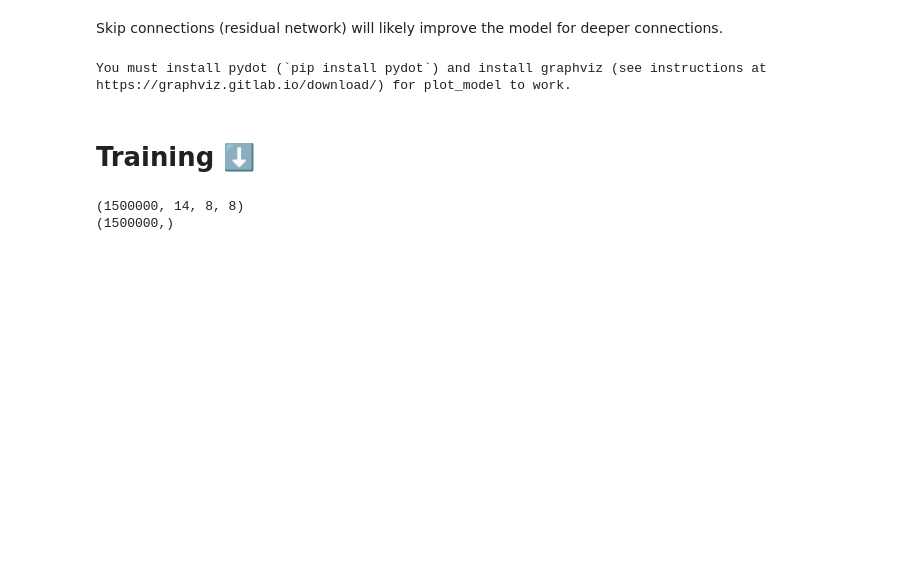
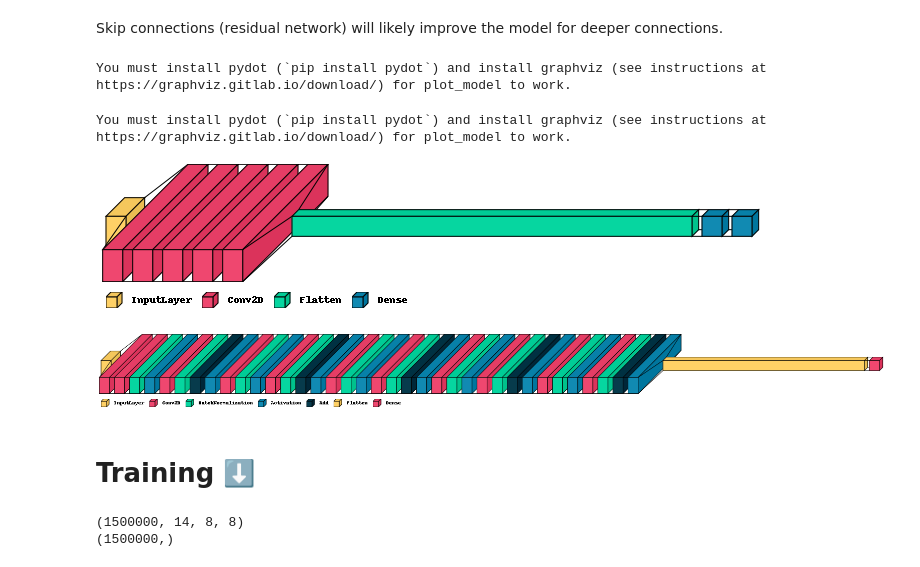
Before and after one commit to jorgegmartin/Chess_Engine_TFM, a Jupyter notebook: engine/engine_generator.ipynb, the cells around one changed output. Drawn from its saved outputs; the diff is of its cells as text; code cells hidden in the pictures; blank space fills up the shorter version.

```diff
--- a/engine/engine_generator.ipynb
+++ b/engine/engine_generator.ipynb
@@ -74,10 +74,25 @@ def build_model_residual(conv_size, conv_depth):
 
   return models.Model(inputs=board3d, outputs=x)
 # %%
-model = build_model_residual(64, 5)
+model = build_model(64, 5)
 utils.plot_model(model, to_file='model_plot.png', show_shapes=True, show_layer_names=False)
 # %% [output]
 You must install pydot (`pip install pydot`) and install graphviz (see instructions at https://graphviz.gitlab.io/download/) for plot_model to work.
+# %%
+model_re = build_model_residual(64, 5)
+utils.plot_model(model, to_file='model_plot.png', show_shapes=True, show_layer_names=False)
+# %% [output]
+You must install pydot (`pip install pydot`) and install graphviz (see instructions at https://graphviz.gitlab.io/download/) for plot_model to work.
+# %%
+import visualkeras
+from PIL import ImageFont
+visualkeras.layered_view(model, legend=True)
+# %% [output]
+[figure, added]
+# %%
+visualkeras.layered_view(model_re, legend=True)
+# %% [output]
+[figure, added]
 # %% [markdown]
 # Training ⬇️
 # %%
```
Also changed, not shown: parts of 2 cells of this notebook, 1 other file.
